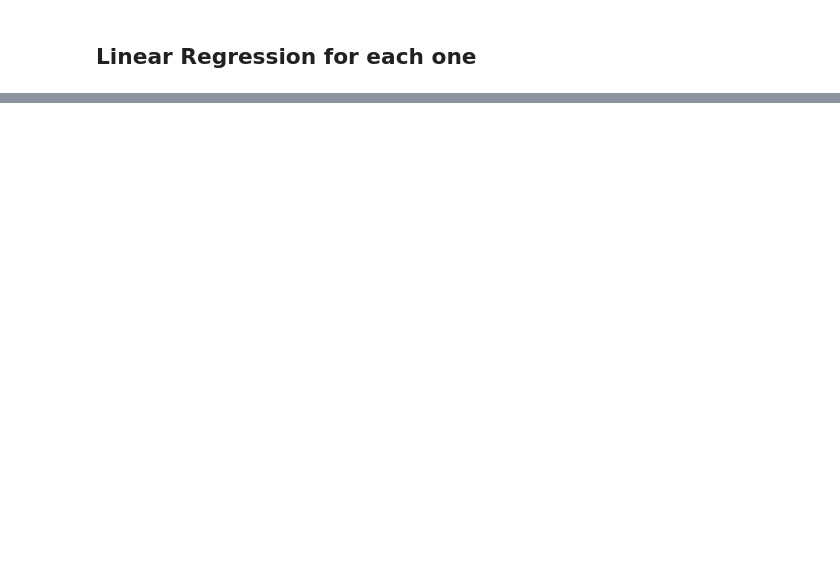
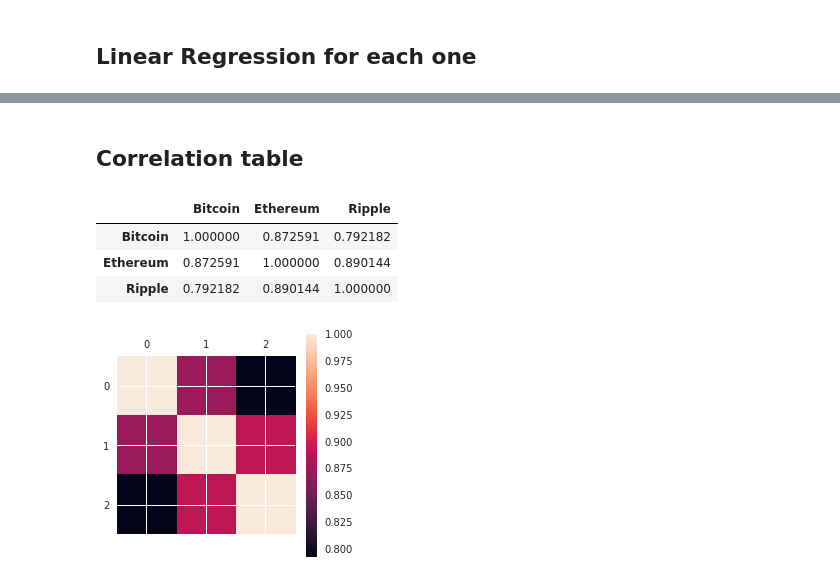
Before and after one commit to LessIsMorePy/cryptos, a Jupyter notebook: correlation.ipynb, the cells around one changed output, grey strips where cells are left out. Saved outputs shown, nothing was run; the diff lists cells and outputs as text; code cells hidden in the pictures; blank space fills up the shorter version.

Commit message:
Correlation table between cryptocurrencies

```diff
--- a/correlation.ipynb
+++ b/correlation.ipynb
@@ -105,0 +107,19 @@ plt.show()
+# %% [markdown]
+## Correlation table
+# %%
+df_prices = pd.DataFrame({'Ripple': df_xrp['Price'], 'Ethereum': eth_price, 'Bitcoin': btc_price})
+# %%
+pearson_correlation = df_prices.corr()
+# %%
+pearson_correlation
+# %% [output]
+|  | Bitcoin | Ethereum | Ripple |
+| Bitcoin | 1.000000 | 0.872591 | 0.792182 |
+| Ethereum | 0.872591 | 1.000000 | 0.890144 |
+| Ripple | 0.792182 | 0.890144 | 1.000000 |
+# %%
+plt.matshow(pearson_correlation)
+plt.colorbar()
+plt.show()
+# %% [output]
+[figure, added]
```
Also changed, not shown: parts of 4 cells of this notebook.
